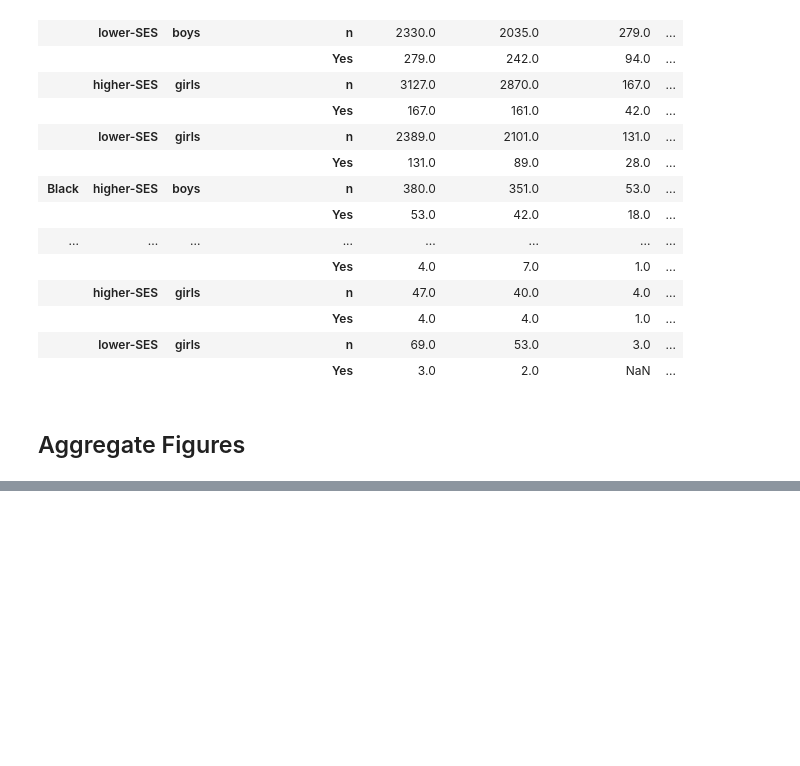
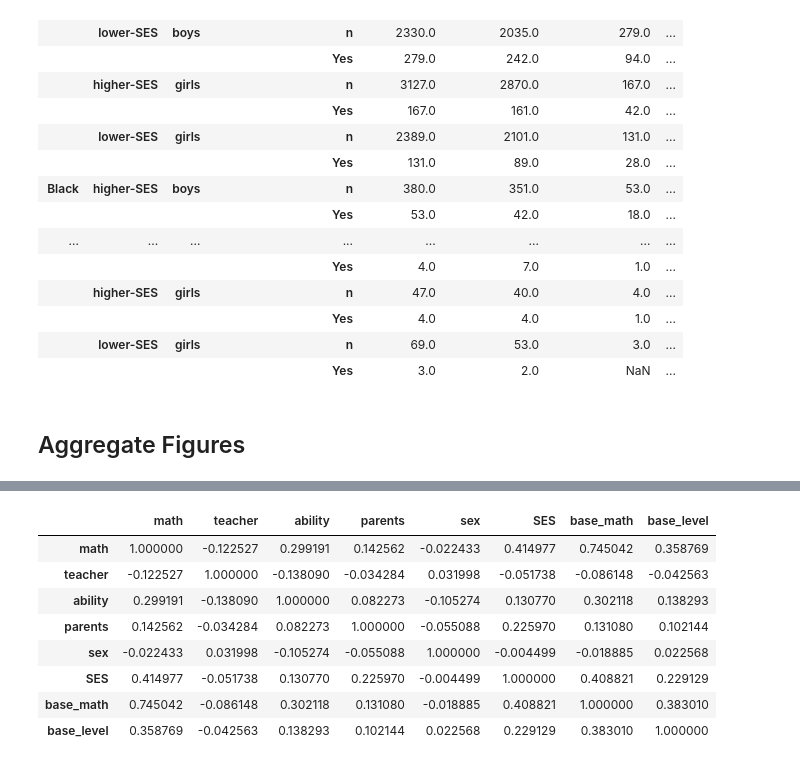
Before and after one commit to DataResponsibly/SynRD, a Jupyter notebook: papers/generate_figures.ipynb, the cells around one changed output, grey strips where cells are left out. Cells and saved outputs as stored; diff of their text form; code cells hidden in the pictures; blank space fills up the shorter version.

```diff
--- a/papers/generate_figures.ipynb
+++ b/papers/generate_figures.ipynb
@@ -130,0 +171,12 @@ plot_line_nested_epsilon_dict(real_vs_private_soft['saw2018cross'])
+# %%
+results['table_2']
+# %% [output]
+|  | math | teacher | ability | parents | sex | SES | base_math | base_level |
+| math | 1.000000 | -0.122527 | 0.299191 | 0.142562 | -0.022433 | 0.414977 | 0.745042 | 0.358769 |
+| teacher | -0.122527 | 1.000000 | -0.138090 | -0.034284 | 0.031998 | -0.051738 | -0.086148 | -0.042563 |
+| ability | 0.299191 | -0.138090 | 1.000000 | 0.082273 | -0.105274 | 0.130770 | 0.302118 | 0.138293 |
+| parents | 0.142562 | -0.034284 | 0.082273 | 1.000000 | -0.055088 | 0.225970 | 0.131080 | 0.102144 |
+| sex | -0.022433 | 0.031998 | -0.105274 | -0.055088 | 1.000000 | -0.004499 | -0.018885 | 0.022568 |
+| SES | 0.414977 | -0.051738 | 0.130770 | 0.225970 | -0.004499 | 1.000000 | 0.408821 | 0.229129 |
+| base_math | 0.745042 | -0.086148 | 0.302118 | 0.131080 | -0.018885 | 0.408821 | 1.000000 | 0.383010 |
+| base_level | 0.358769 | -0.042563 | 0.138293 | 0.102144 | 0.022568 | 0.229129 | 0.383010 | 1.000000 |
```
Also changed, not shown: parts of 15 cells of this notebook, 3 other files.
